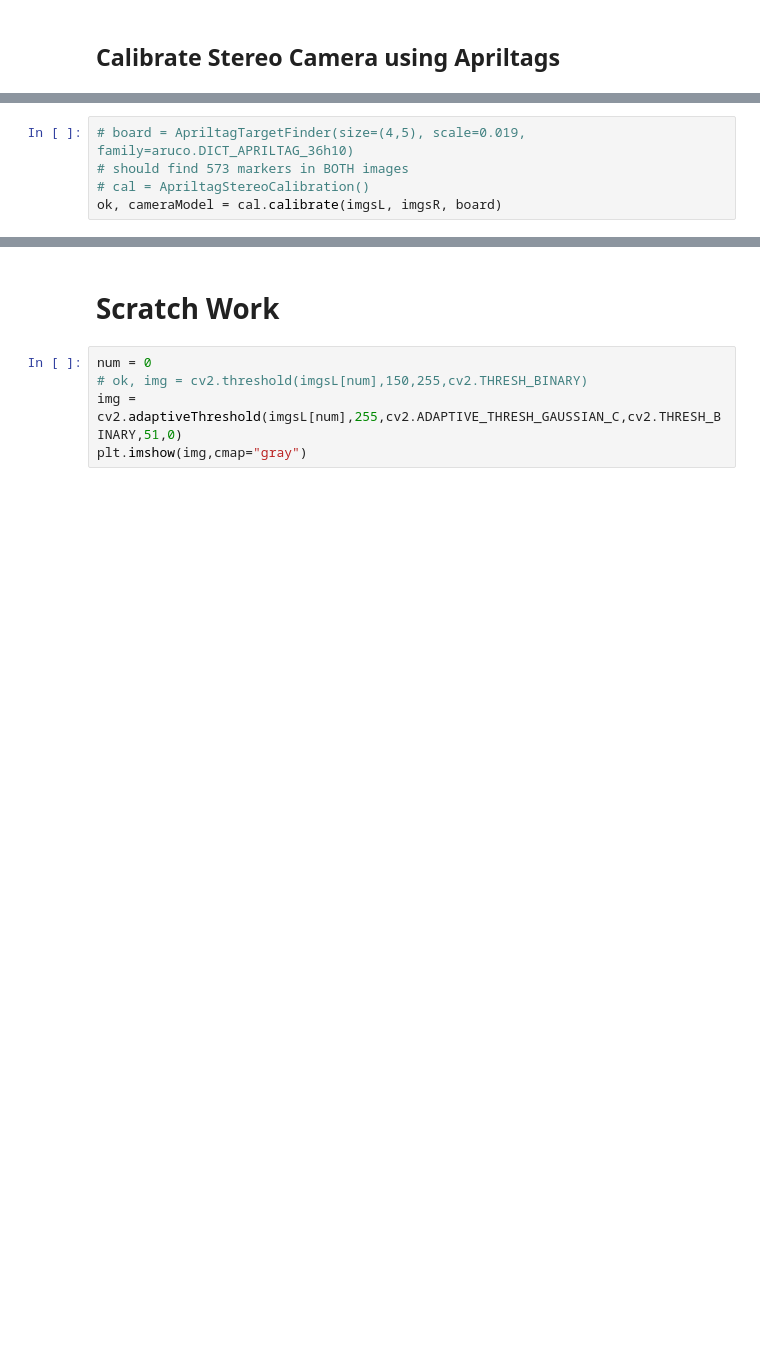
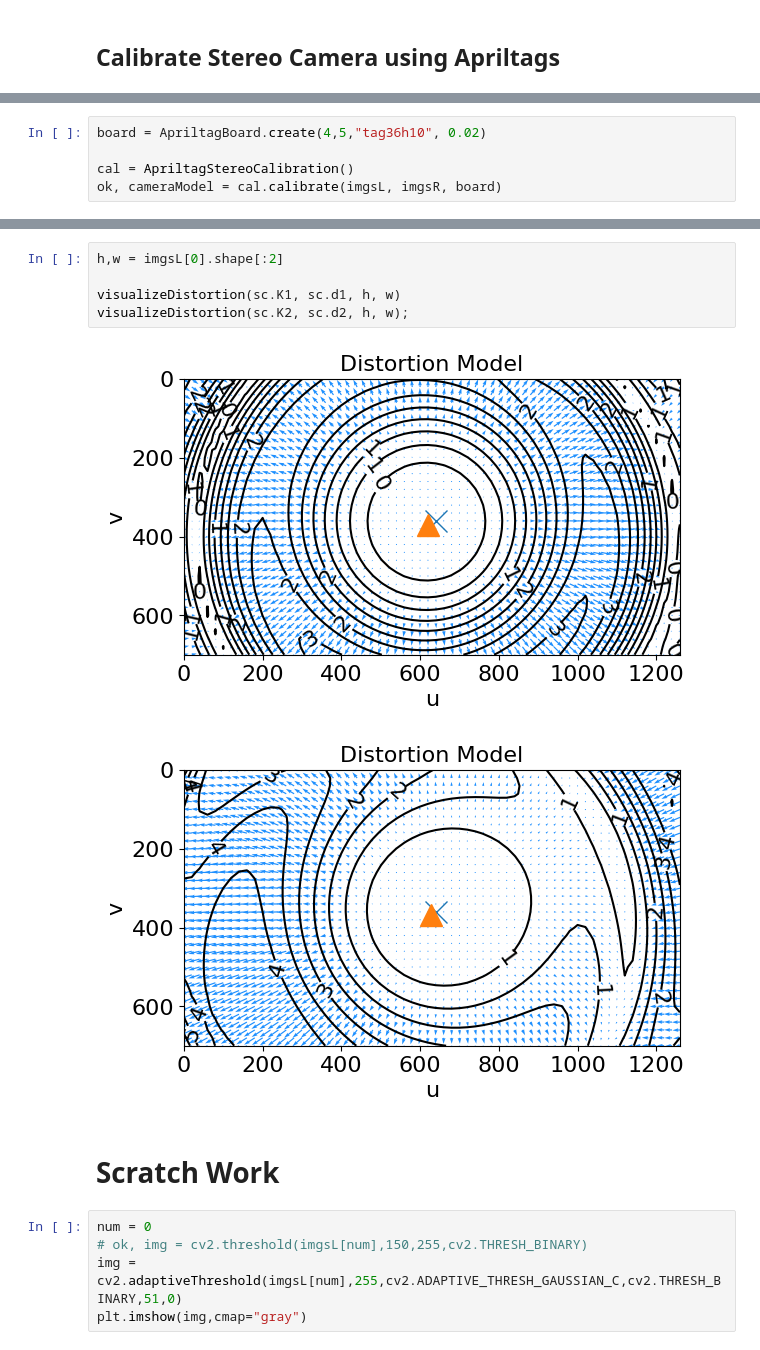
Before and after one commit to MomsFriendlyRobotCompany/moms_apriltag, a Jupyter notebook: dev/opencv_camera/calibration-apriltag-stereo/calibration.ipynb, the cells around one changed output, grey strips where cells are left out. Drawn from its saved outputs; the diff is of its cells as text; blank space fills up the shorter version.

```diff
--- a/dev/opencv_camera/calibration-apriltag-stereo/calibration.ipynb
+++ b/dev/opencv_camera/calibration-apriltag-stereo/calibration.ipynb
@@ -227,5 +199,5 @@ print(b[0].shape, c[0].shape)
 # %%
-# board = ApriltagTargetFinder(size=(4,5), scale=0.019, family=aruco.DICT_APRILTAG_36h10)
-# should find 573 markers in BOTH images
-# cal = ApriltagStereoCalibration()
+board = ApriltagBoard.create(4,5,"tag36h10", 0.02)
+
+cal = ApriltagStereoCalibration()
 ok, cameraModel = cal.calibrate(imgsL, imgsR, board)
@@ -308,6 +261,14 @@ print(f"Max points in this image set: {4*5*4*44}")
 # %% [output]
 Max points in this image set: 3520
 [figure]
+# %%
+h,w = imgsL[0].shape[:2]
+
+visualizeDistortion(sc.K1, sc.d1, h, w)
+visualizeDistortion(sc.K2, sc.d2, h, w);
+# %% [output]
+[figure, added]
+[figure, added]
 # %% [markdown]
 # Scratch Work
 # %%
```
Also changed, not shown: parts of 20 cells of this notebook, 18 other files.
